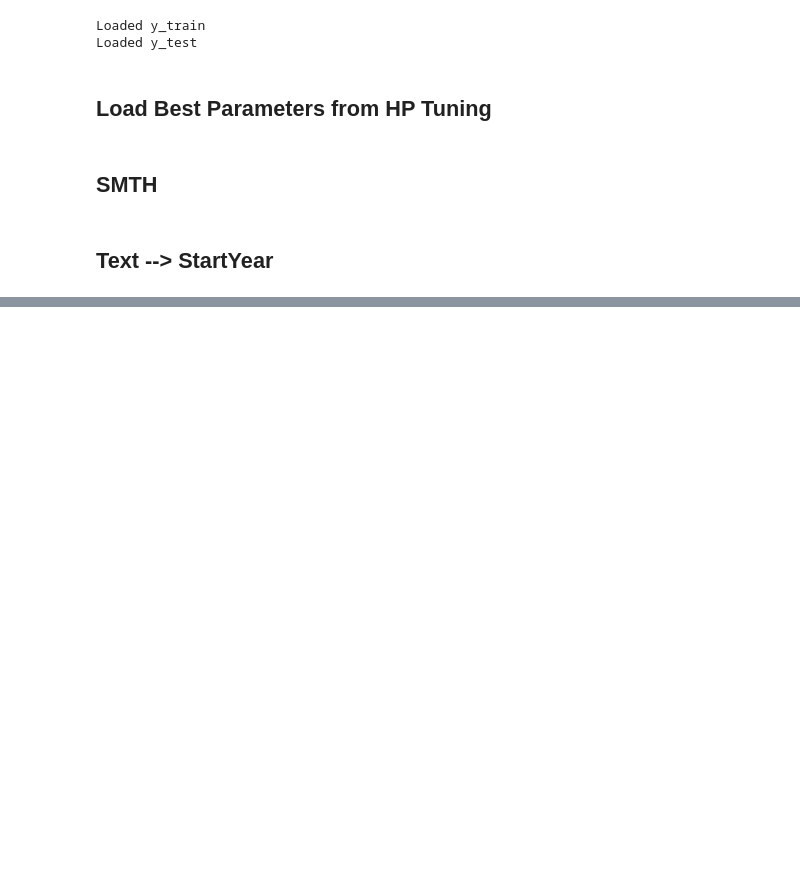
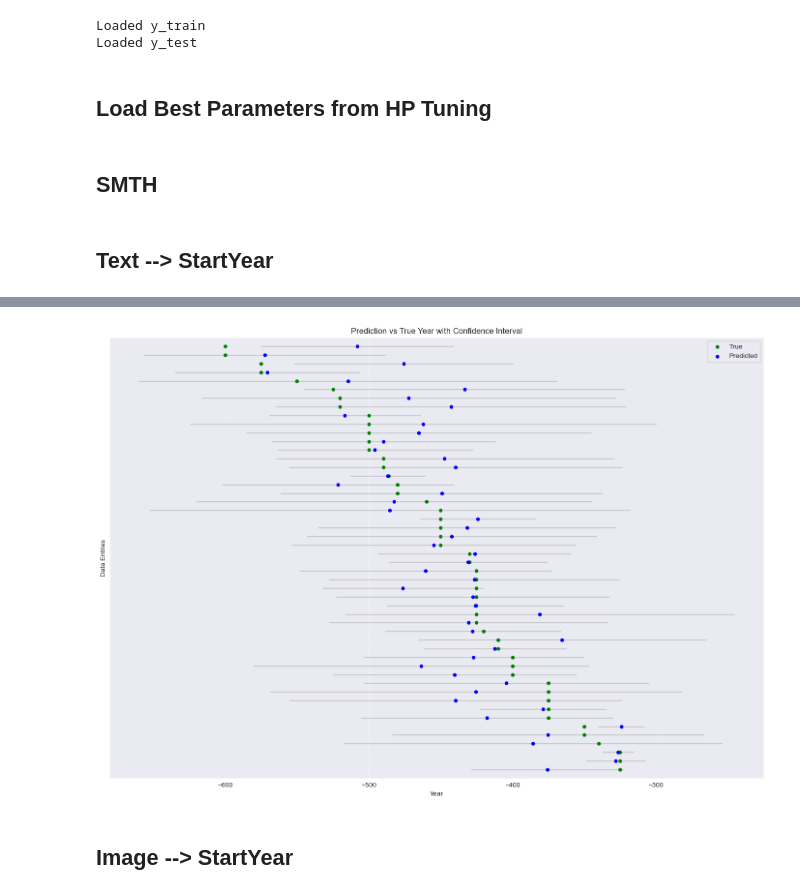
Before and after one commit to dimitris-kr/AgoraPottery, a Jupyter notebook: 02_chronology_prediction/regression/04_model_prediction.ipynb, the cells around one changed output, grey strips where cells are left out. Saved outputs shown, nothing was run; the diff lists cells and outputs as text; code cells hidden in the pictures; blank space fills up the shorter version.

Commit message:
finished final predictions with test set for regression

```diff
--- a/02_chronology_prediction/regression/04_model_prediction.ipynb
+++ b/02_chronology_prediction/regression/04_model_prediction.ipynb
@@ -63,6 +97,37 @@ def rf_predict_with_std(model, X_test):
+# %%
+def plot_true_vs_pred(results, samples):
+    if samples > len(results): samples = len(results)
+    sample_results_sorted = results.head(samples).sort_values(by="y_true").reset_index(drop=True)
+
+    plt.figure(figsize=(14, samples * 0.2))  # Dynamic height based on # of entries
+
+    for i, row in sample_results_sorted.iterrows():
+        # Confidence interval line
+        plt.plot([row["CI_lower"], row["CI_upper"]], [i, i], color='gray', linewidth=1, alpha=0.5)
+
+        # True year dot
+        plt.scatter(row["y_true"], i, color='green', label='True' if i == 0 else "", zorder=3, s=20)
+
+        # Predicted year dot
+        plt.scatter(row["y_pred"], i, color='blue', label='Predicted' if i == 0 else "", zorder=3, s=20)
+
+    plt.ylim(samples, -1)
+    plt.yticks([])
+    plt.xlabel("Year")
+    plt.ylabel("Data Entries")
+    plt.title("Prediction vs True Year with Confidence Interval")
+    plt.legend(loc="upper right")
+    plt.grid(axis='x', linestyle='--', alpha=0.5)
+    plt.tight_layout()
+    plt.show()
 # %% [markdown]
 ## Text --> StartYear
 # %%
-model = RandomForestRegressor(**best_params["RandomForest"][("tfidf", "StartYear")])
-model.fit(X["train"]["tfidf"], y["train"]["StartYear"])
-y_pred, y_std = rf_predict_with_std(model, X["test"]["tfidf"])
+model_class = RandomForestRegressor
+model_name = "RandomForest"
+features = "tfidf"
+target = "StartYear"
+
+model = model_class(**best_params[model_name][(features, target)])
+model.fit(X["train"][features], y["train"][target])
+y_pred, y_std = predict_with_std(model, X["test"][features])
@@ -151,0 +143,3 @@ results
+# %%
+results = get_result_table(y["test"][target], y_pred, y_std)
+results
@@ -151,0 +160,6 @@ results
+# %%
+plot_true_vs_pred(results, 50)
+# %% [output]
+[figure, added]
+# %% [markdown]
+## Image --> StartYear
```
Also changed, not shown: parts of 35 cells of this notebook.
